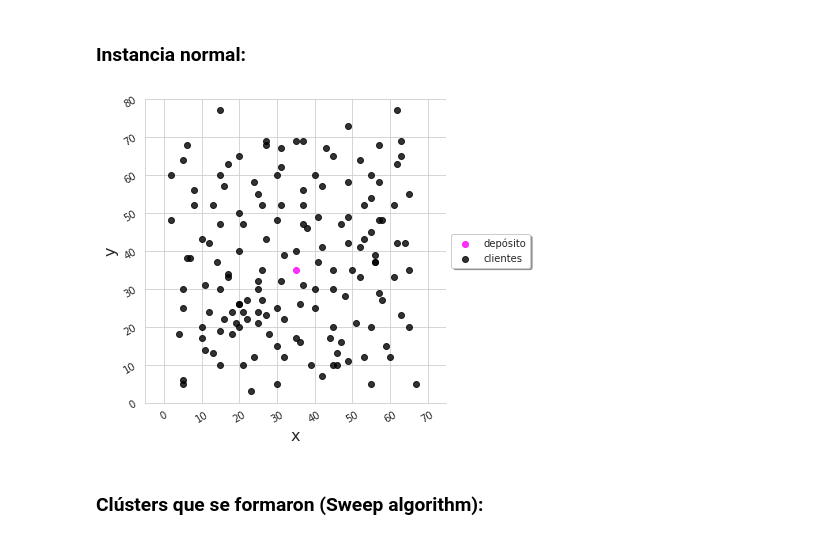
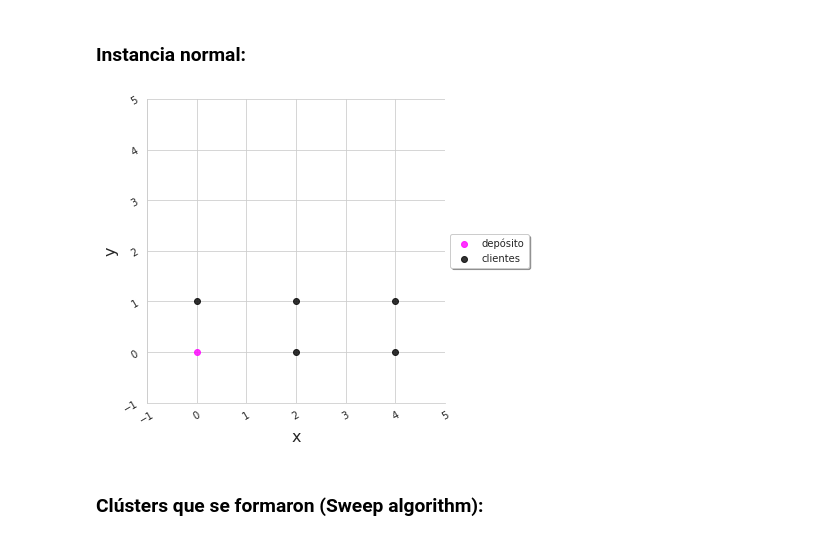
Before and after one commit to asdolo/algo3-tp3, a Jupyter notebook: jupyter/notebook.ipynb, the cells around one changed output. Saved outputs shown, nothing was run; the diff lists cells and outputs as text; code cells hidden in the pictures.

Commit message:
Otra cosa de jupyter

```diff
--- a/jupyter/notebook.ipynb
+++ b/jupyter/notebook.ipynb
@@ -402,11 +402,11 @@ def plot_solucion_inicial_savings(archivo_instancia, palette='Set1', columnas=2,
     plt.show()
 # %% [markdown]
 <h3>Instancia normal:</h3>
-# %%
-plot_instancia('../output/3-sweep-algorithm/clusters.csv', xlim=[-5,75], ylim=[0,80])
-#plot_instancia('../output/4-otra-clusterizacion/clusters.csv', xlim=[0,100], ylim=[0,100])
-# %% [output]
-[figure, removed]
+# %%
+#plot_instancia('../output/3-sweep-algorithm/clusters.csv', xlim=[0,100], ylim=[-5,95])
+plot_instancia('../output/test.csv', xlim=[-1,5], ylim=[-1,5])
+# %% [output]
+[figure, added]
 # %% [markdown]
 <h3>Clústers que se formaron (Sweep algorithm):</h3>
 # %%
```
Also changed, not shown: parts of 4 cells of this notebook.
